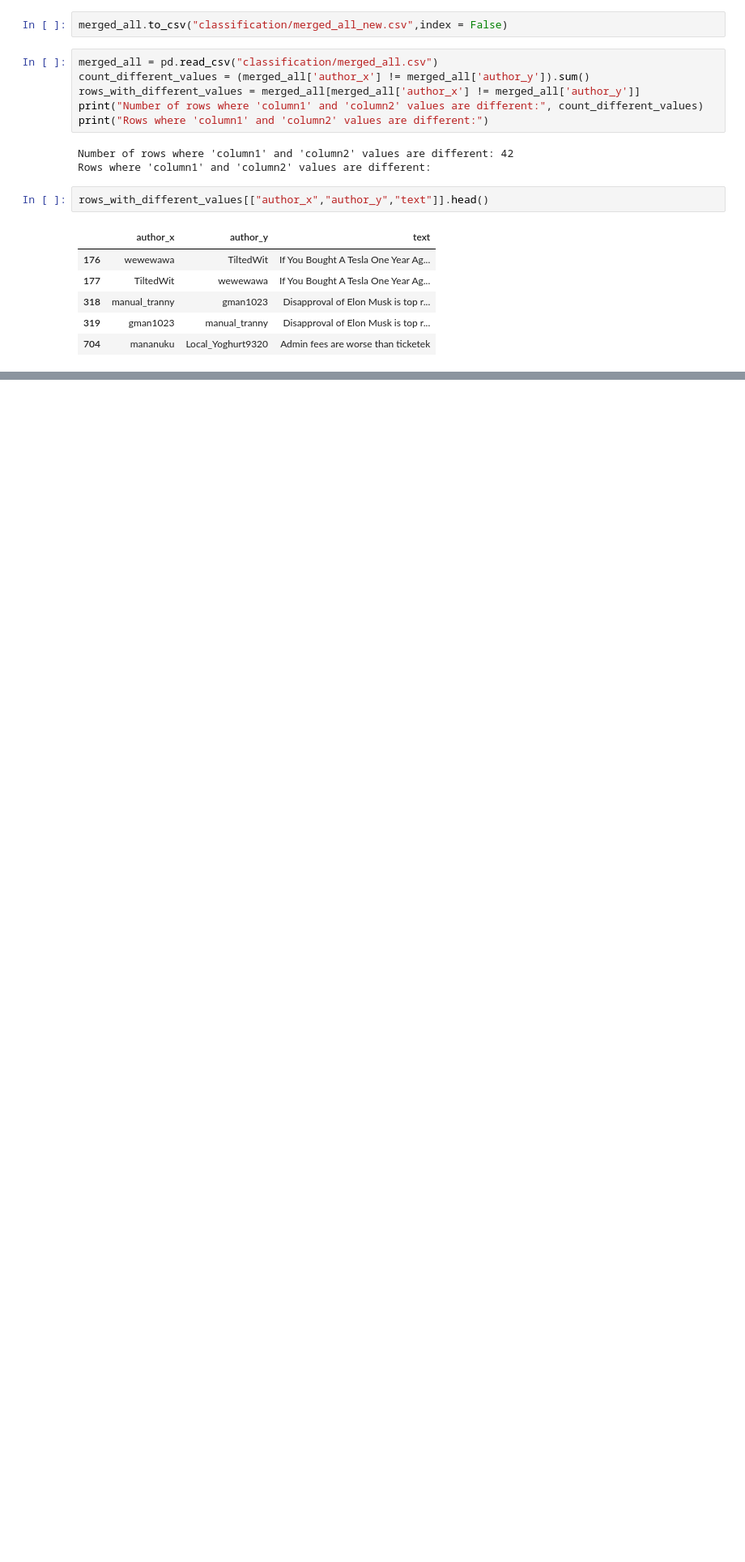
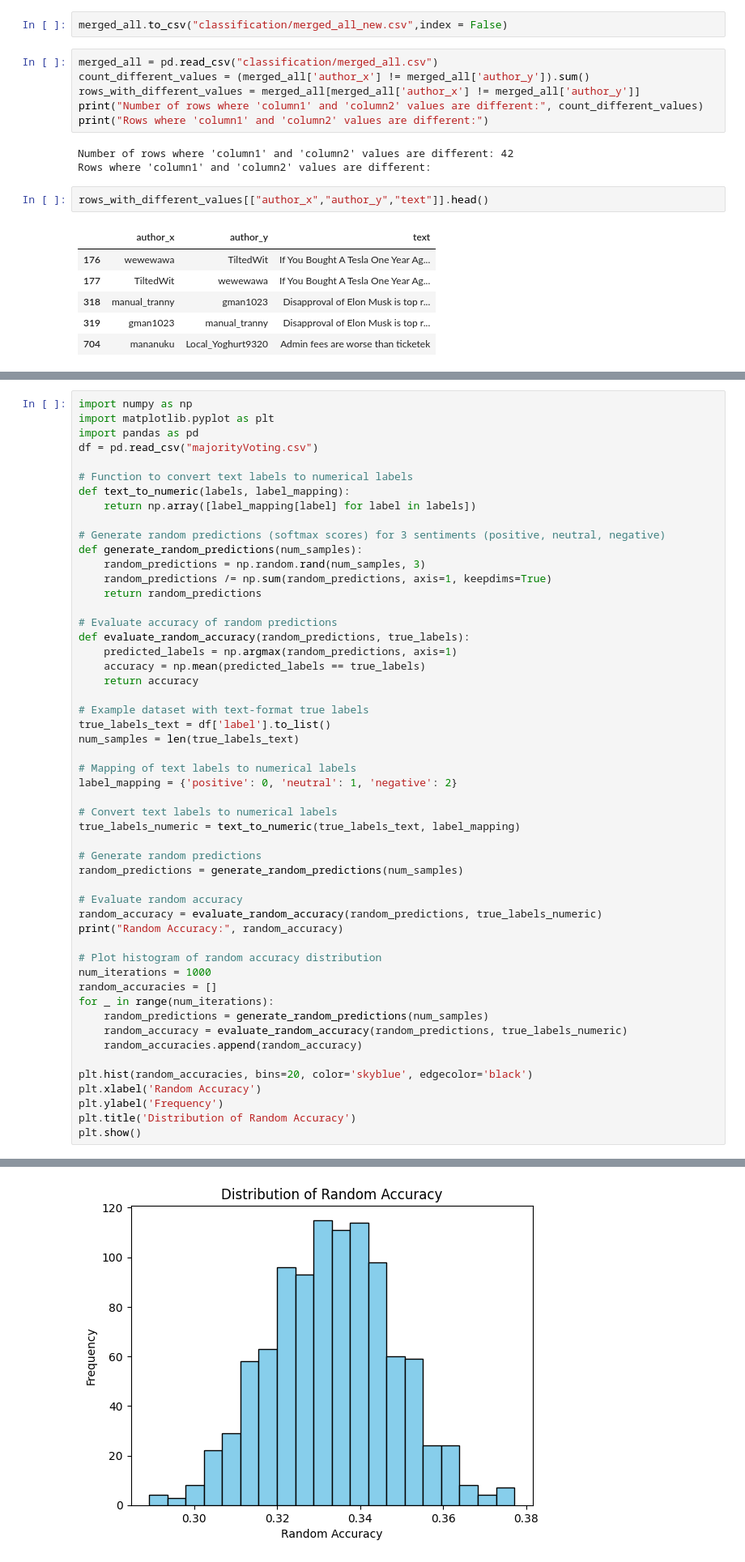
Before and after one commit to ao9000/SC4021-Project, a Jupyter notebook: classification.ipynb, the cells around one changed output, grey strips where cells are left out. Shown at 81% size. Drawn from its saved outputs; the diff is of its cells as text; blank space fills up the shorter version.

```diff
--- a/classification.ipynb
+++ b/classification.ipynb
@@ -1003,0 +1064,53 @@ rows_with_different_values[["author_x","author_y","text"]].head()
+# %%
+import numpy as np
+import matplotlib.pyplot as plt
+import pandas as pd
+df = pd.read_csv("majorityVoting.csv")
+
+# Function to convert text labels to numerical labels
+def text_to_numeric(labels, label_mapping):
+    return np.array([label_mapping[label] for label in labels])
+
+# Generate random predictions (softmax scores) for 3 sentiments (positive, neutral, negative)
+def generate_random_predictions(num_samples):
+    random_predictions = np.random.rand(num_samples, 3)
+    random_predictions /= np.sum(random_predictions, axis=1, keepdims=True)
+    return random_predictions
+
+# Evaluate accuracy of random predictions
+def evaluate_random_accuracy(random_predictions, true_labels):
+    predicted_labels = np.argmax(random_predictions, axis=1)
+    accuracy = np.mean(predicted_labels == true_labels)
+    return accuracy
+
+# Example dataset with text-format true labels
+true_labels_text = df['label'].to_list()
+num_samples = len(true_labels_text)
+
+# Mapping of text labels to numerical labels
+label_mapping = {'positive': 0, 'neutral': 1, 'negative': 2}
+
+# Convert text labels to numerical labels
+true_labels_numeric = text_to_numeric(true_labels_text, label_mapping)
+
+# Generate random predictions
+random_predictions = generate_random_predictions(num_samples)
+
+# Evaluate random accuracy
+random_accuracy = evaluate_random_accuracy(random_predictions, true_labels_numeric)
+print("Random Accuracy:", random_accuracy)
+
+# Plot histogram of random accuracy distribution
+num_iterations = 1000
+random_accuracies = []
+for _ in range(num_iterations):
+    random_predictions = generate_random_predictions(num_samples)
+    random_accuracy = evaluate_random_accuracy(random_predictions, true_labels_numeric)
+    random_accuracies.append(random_accuracy)
+
+plt.hist(random_accuracies, bins=20, color='skyblue', edgecolor='black')
+plt.xlabel('Random Accuracy')
+plt.ylabel('Frequency')
+plt.title('Distribution of Random Accuracy')
+plt.show()
+# %% [output]
@@ -1003,0 +1118 @@ rows_with_different_values[["author_x","author_y","text"]].head()
+[figure, added]
```
Also changed, not shown: parts of 8 cells of this notebook, 8 other files.
